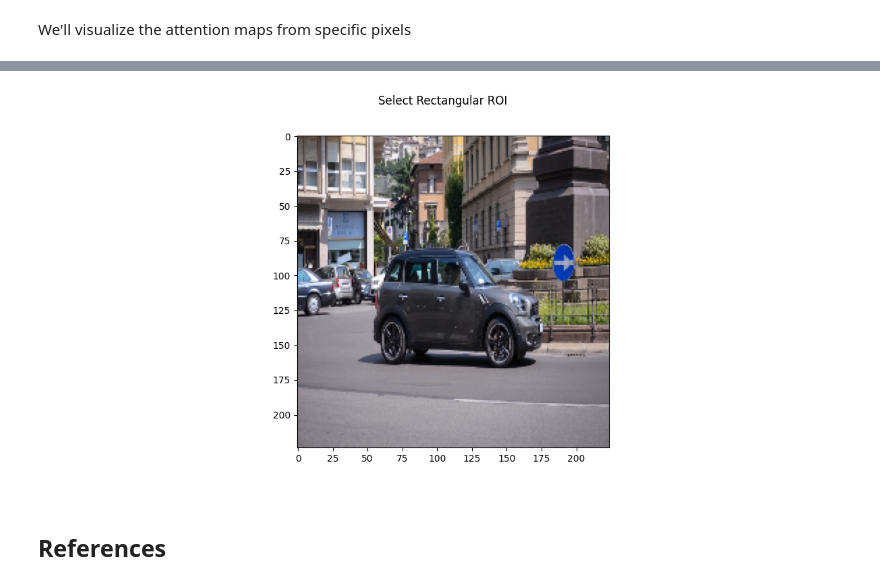
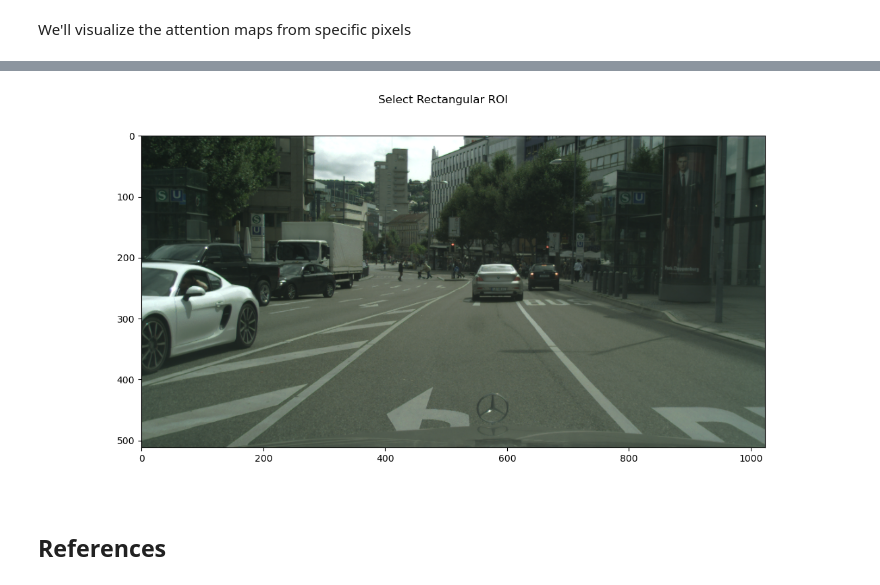
Before and after one commit to suryajayaraman/dl_blogs, a Jupyter notebook: VIT_101/notebooks/vision-transformer-vanilla.ipynb, the cells around one changed output, grey strips where cells are left out. Drawn from its saved outputs; the diff is of its cells as text; code cells hidden in the pictures.

Commit message:
updated visualization in notebook

```diff
--- a/VIT_101/notebooks/vision-transformer-vanilla.ipynb
+++ b/VIT_101/notebooks/vision-transformer-vanilla.ipynb
@@ -244,17 +273,24 @@ We'll load a pretrained model, and visualized the output on sample images
 device = torch.device("cuda:0" if torch.cuda.is_available() else "cpu")
 
 # load pretrained model
-checkpoint = torch.load('vit_small_16_dino_backbone.pth')
+checkpoint = torch.load('/home/surya/Downloads/vit_small_16_dino_backbone.pth')
 vit.load_state_dict(checkpoint)
 vit.eval();
 vit.to(device);
 # %%
 import cv2
+from torchvision import transforms as pth_transforms
 
-def preprocess_image(image_path, tf, patch_size):
+transform = pth_transforms.Compose([
+        pth_transforms.ToTensor(),
+#         pth_transforms.Resize([img_size[0], img_size[1]]),
+        pth_transforms.Normalize((0.485, 0.456, 0.406), (0.229, 0.224, 0.225)),
+    ])
+
+def preprocess_image(image_path, patch_size):
     # read image -> convert to RGB -> torch Tensor
     rgb_img = cv2.cvtColor(cv2.imread(image_path), cv2.COLOR_BGR2RGB)
-    img = tf(rgb_img)
+    img = transform(rgb_img)
     _, image_height, image_width = img.shape
 
     # make the image divisible by the patch size
@@ -274,6 +303,5 @@ transform = pth_transforms.Compose([
 # %%
-test_img_path = '00009.jpg'
-rgb_img, img, w_featmap, h_featmap = preprocess_image(test_img_path, patch_size=patch_size, tf=transform)
-scaled_rgb_image = cv2.resize(rgb_img, (224, 224), interpolation = cv2.INTER_LINEAR)
+test_img_path = '/home/surya/Downloads/stuttgart_00_000000_000001.png'
+rgb_img, img, w_featmap, h_featmap = preprocess_image(test_img_path, patch_size=patch_size)
 print(f"rgb_img shape = {rgb_img.shape}, img shape = {img.shape}")
 # %% [output]
@@ -292,17 +320,17 @@ Attentions shape = torch.Size([1, 6, 197, 197])
 # %% [markdown]
 We'll visualize attention maps from different heads for a single pixel
 # %%
-sample_attention = attentions[0, :, 0, 1:].reshape(nh, w_featmap, h_featmap)
-sample_attention = nn.functional.interpolate(sample_attention.unsqueeze(0), scale_factor=patch_size, mode="nearest")[0].cpu().numpy()
+# sample_attention = attentions[0, :, 0, 1:].reshape(nh, w_featmap, h_featmap)
+# sample_attention = nn.functional.interpolate(sample_attention.unsqueeze(0), scale_factor=patch_size, mode="nearest")[0].cpu().numpy()
 
-import matplotlib.pyplot as plt
-fig, axes = plt.subplots(1, 6, figsize=(12,8))
-for i in range(6):
-    axes[i].imshow(scaled_rgb_image)
-    im = axes[i].imshow(sample_attention[i], alpha=0.4)
-    axes[i].axis('off')
+# import matplotlib.pyplot as plt
+# fig, axes = plt.subplots(1, 6, figsize=(12,8))
+# for i in range(6):
+#     axes[i].imshow(rgb_img)
+#     im = axes[i].imshow(sample_attention[i], alpha=0.4)
+#     axes[i].axis('off')
 
-# add colorbar
-fig.subplots_adjust(right=0.9)
-cbar_ax = fig.add_axes([0.92, 0.15, 0.05, 0.7])
-fig.colorbar(im, cax=cbar_ax)
+# # add colorbar
+# fig.subplots_adjust(right=0.9)
+# cbar_ax = fig.add_axes([0.92, 0.15, 0.05, 0.7])
+# fig.colorbar(im, cax=cbar_ax)
@@ -370,10 +395,10 @@ class roi_select():
         return indices
 # %%
 %matplotlib ipympl
-bs = roi_select(scaled_rgb_image)
+bs = roi_select(rgb_img)
 # %% [output]
 [interactive output not drawn]
-[figure, old version]
+[figure, new version]
 # %%
 def plot_channels(image, num_rows, num_cols, figsize, figTitle, save_plot=False, cmap=None):
     fig, axes = plt.subplots(num_rows, num_cols, figsize=figsize)
```
Also changed, not shown: parts of 12 cells of this notebook, 1 other file.
